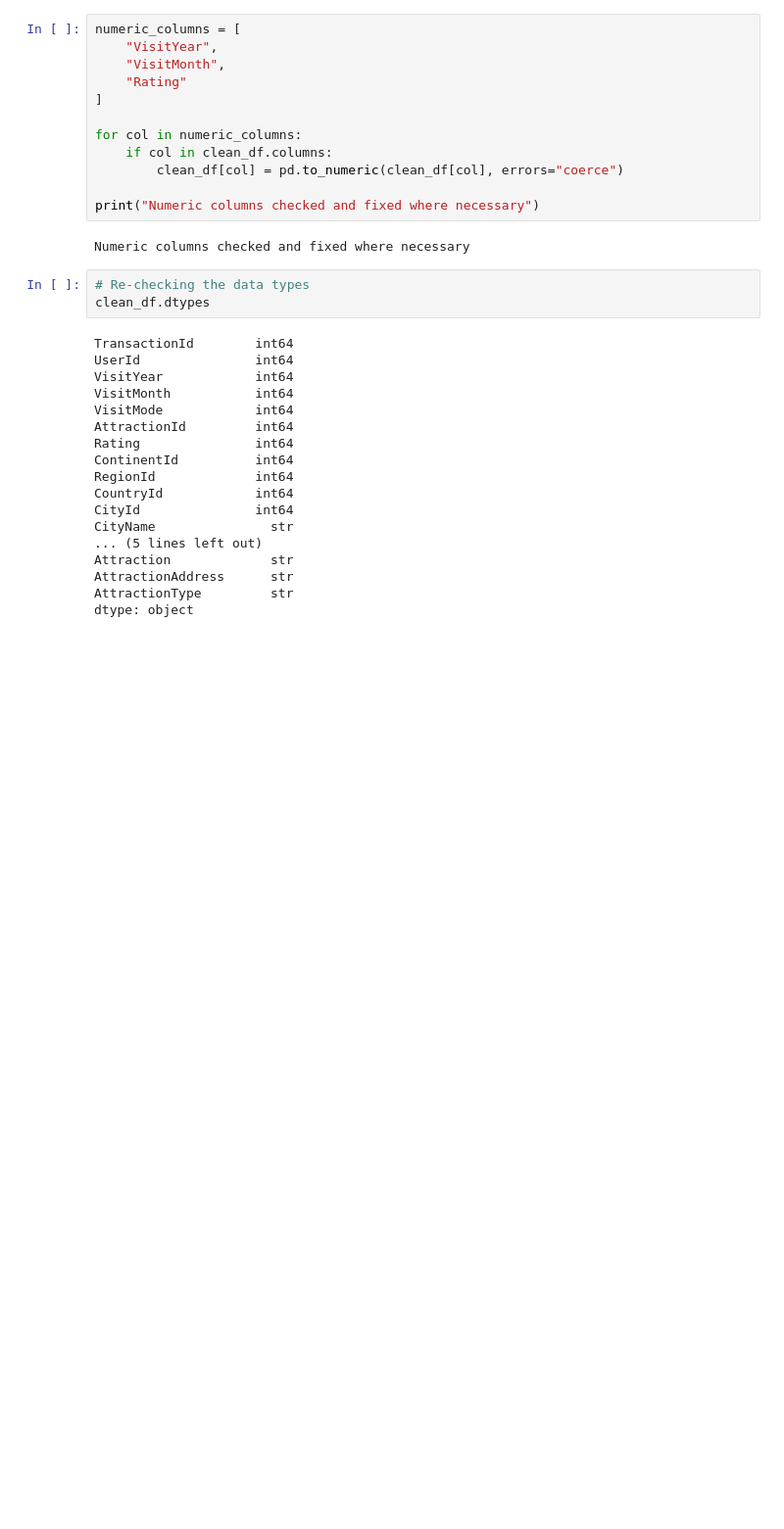
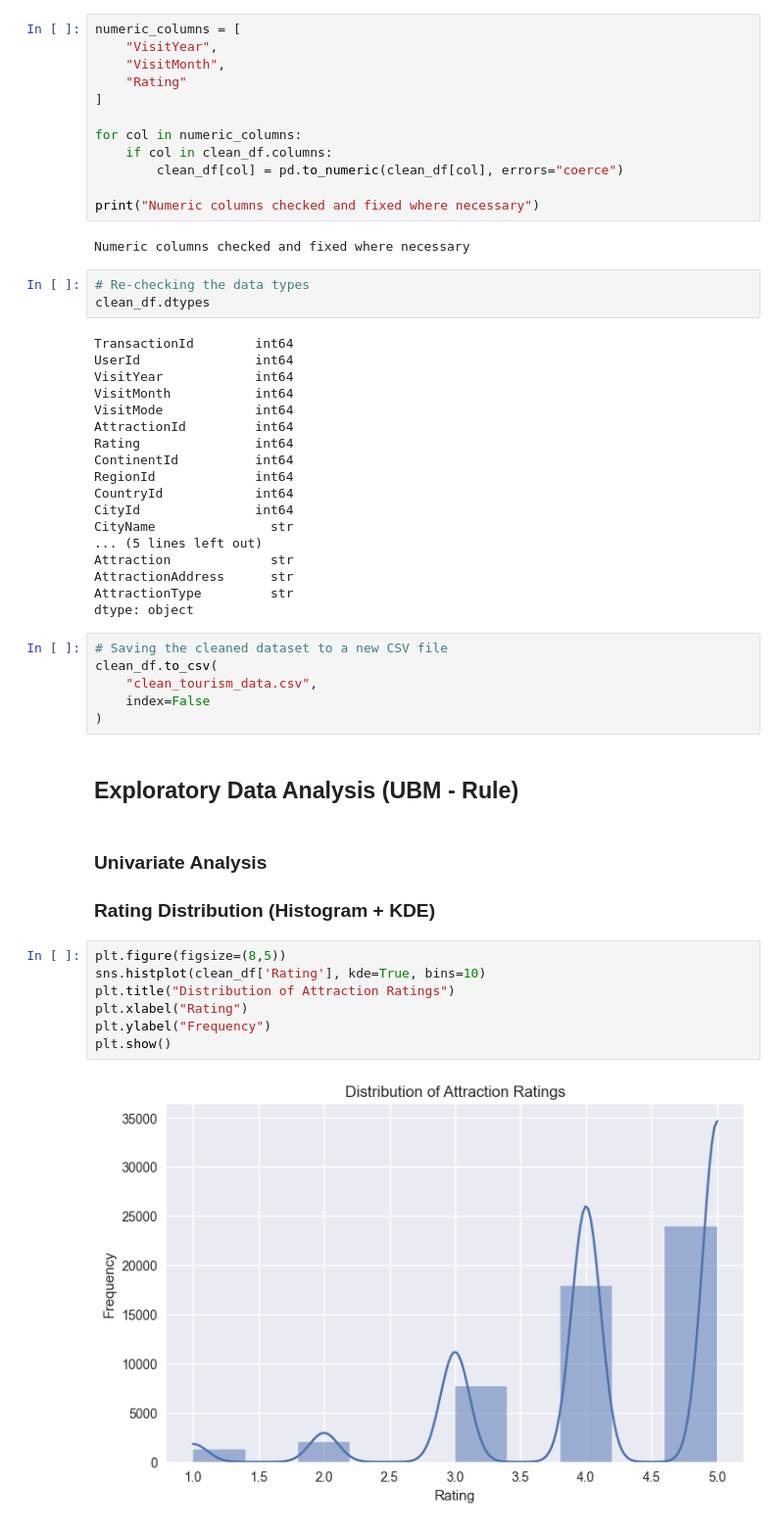
Before and after one commit to shabbu8111999/Tourism_Experience_Analytics, a Jupyter notebook: jupyter/Tourism_Experience.ipynb, the cells around one changed output. Shown at 98% size. Saved outputs shown, nothing was run; the diff lists cells and outputs as text; blank space fills up the shorter version.

Commit message:
Clean data has been uploaded

```diff
--- a/jupyter/Tourism_Experience.ipynb
+++ b/jupyter/Tourism_Experience.ipynb
@@ -663,3 +661,23 @@ Attraction             str
 AttractionAddress      str
 AttractionType         str
 dtype: object
+# %%
+# Saving the cleaned dataset to a new CSV file
+clean_df.to_csv(
+    "clean_tourism_data.csv",
+    index=False
+)
+# %% [markdown]
+## Exploratory Data Analysis (UBM - Rule)
+# %% [markdown]
+### Univariate Analysis
+### Rating Distribution (Histogram + KDE)
+# %%
+plt.figure(figsize=(8,5))
+sns.histplot(clean_df['Rating'], kde=True, bins=10)
+plt.title("Distribution of Attraction Ratings")
+plt.xlabel("Rating")
+plt.ylabel("Frequency")
+plt.show()
+# %% [output]
+[figure, added]
```
Also changed, not shown: parts of 81 cells of this notebook, 1 other file.
